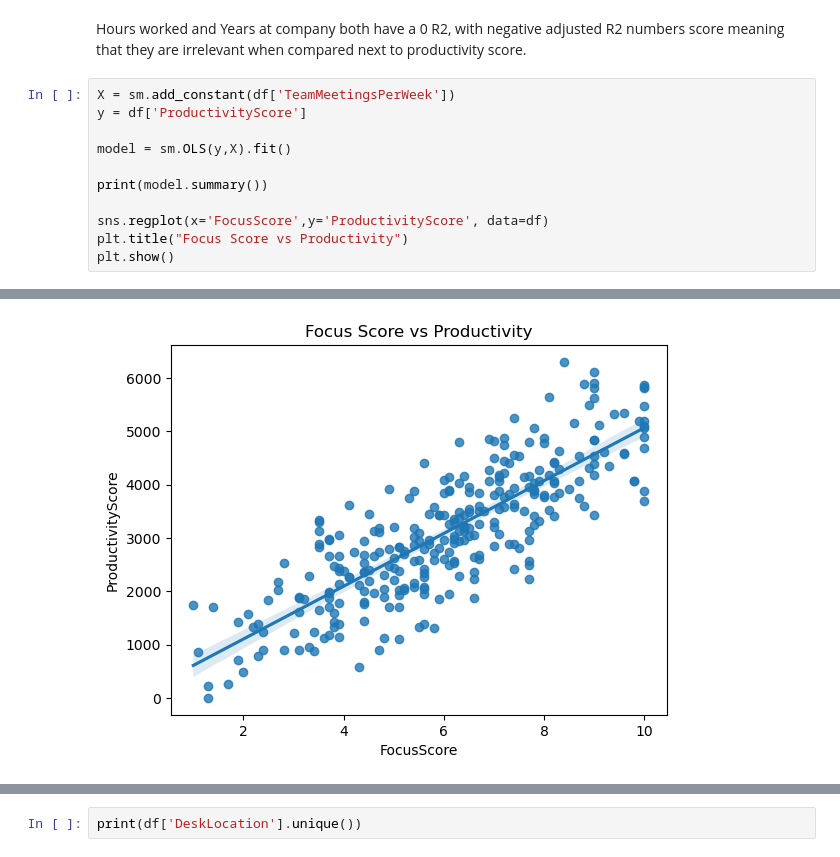
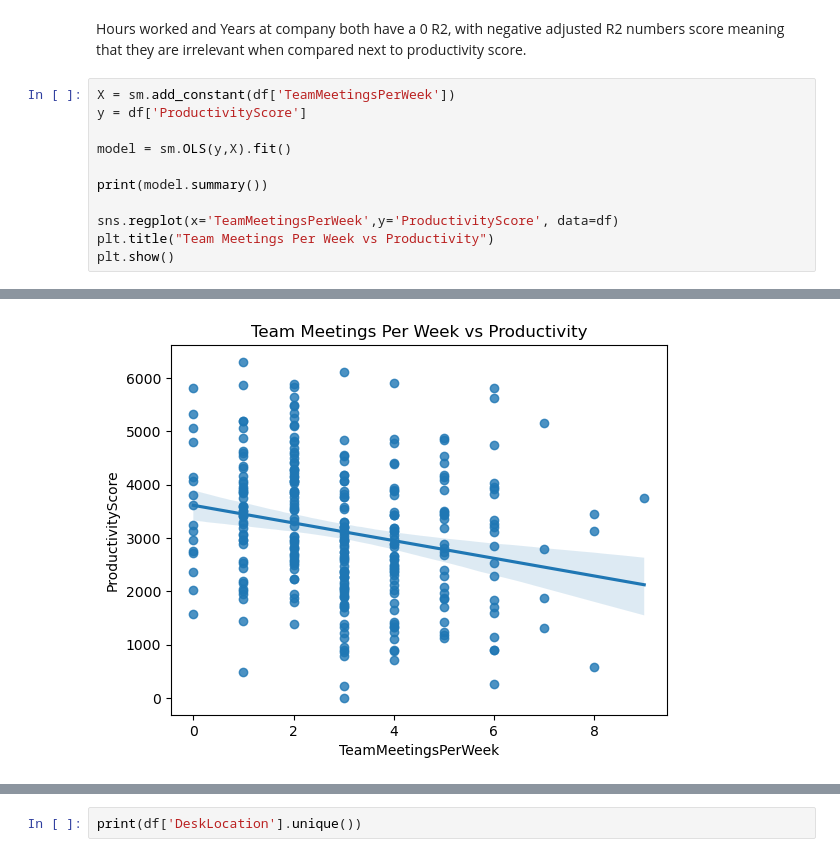
Before and after one commit to jennduke/Data_Visualization_And_Modeling, a Jupyter notebook: Lab/3.3 Visualizing Relationships Between Quantitative Features Lab-Copy1.ipynb, the cells around one changed output, grey strips where cells are left out. Saved outputs shown, nothing was run; the diff lists cells and outputs as text.

```diff
--- a/Lab/3.3 Visualizing Relationships Between Quantitative Features Lab-Copy1.ipynb
+++ b/Lab/3.3 Visualizing Relationships Between Quantitative Features Lab-Copy1.ipynb
@@ -149,8 +149,8 @@ model = sm.OLS(y,X).fit()
 
 print(model.summary())
 
-sns.regplot(x='FocusScore',y='ProductivityScore', data=df)
-plt.title("Focus Score vs Productivity")
+sns.regplot(x='TeamMeetingsPerWeek',y='ProductivityScore', data=df)
+plt.title("Team Meetings Per Week vs Productivity")
 plt.show()
 # %% [output]
                             OLS Regression Results
@@ -163,14 +163,14 @@ Time:                        23:18:56   Log-Likelihood:                -2555.8
 No. Observations:                 300   AIC:                             5116.
 Df Residuals:                     298   BIC:                             5123.
 Df Model:                           1
 Covariance Type:            nonrobust
 =======================================================================================
 ... (9 lines left out)
 ==============================================================================
 
 Notes:
 [1] Standard Errors assume that the covariance matrix of the errors is correctly specified.
-[figure, old version]
+[figure, new version]
 # %%
 X = sm.add_constant(df[['FocusScore','TeamMeetingsPerWeek']])
 y = df['ProductivityScore']
```
Also changed, not shown: parts of 11 cells of this notebook.
